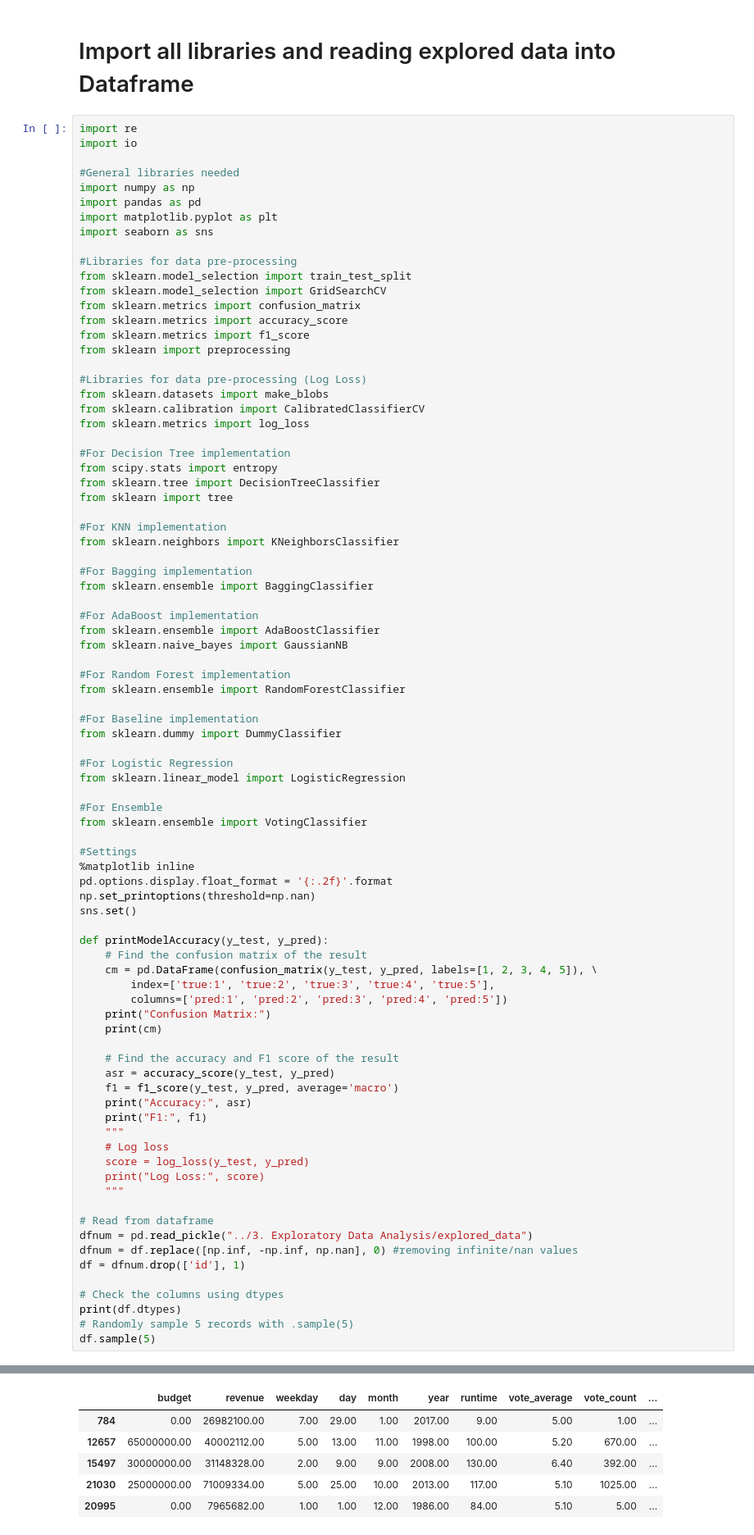
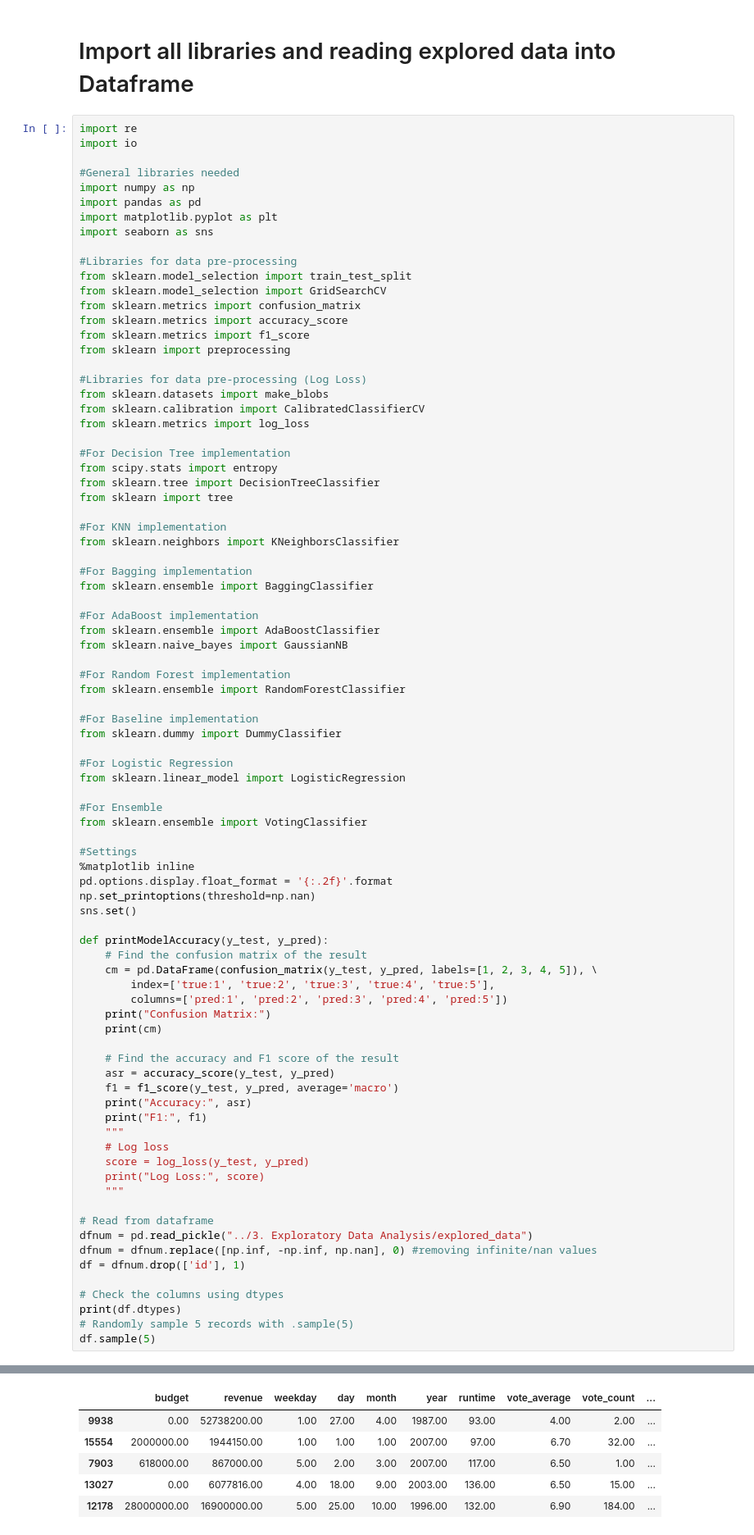
Before and after one commit to Andyayk/BAVAT-IS424-T2, a Jupyter notebook: 4. Models Training/Models Training.ipynb, the cells around one changed output, grey strips where cells are left out. Shown: that part at 82% size. Saved outputs shown, nothing was run; the diff lists cells and outputs as text.

```diff
--- a/4. Models Training/Models Training.ipynb
+++ b/4. Models Training/Models Training.ipynb
@@ -76,39 +76,39 @@ def printModelAccuracy(y_test, y_pred):
     """
 
 # Read from dataframe
 dfnum = pd.read_pickle("../3. Exploratory Data Analysis/explored_data")
-dfnum = df.replace([np.inf, -np.inf, np.nan], 0) #removing infinite/nan values
+dfnum = dfnum.replace([np.inf, -np.inf, np.nan], 0) #removing infinite/nan values
 df = dfnum.drop(['id'], 1)
 
 # Check the columns using dtypes
 print(df.dtypes)
 # Randomly sample 5 records with .sample(5)
 df.sample(5)
 # %% [output]
 budget                 float64
 revenue                float64
 weekday                float64
 day                    float64
 month                  float64
 year                   float64
 runtime                float64
 vote_average           float64
 vote_count             float64
 weighted_rating        float64
 log_revenue            float64
 log_budget             float64
 log_runtime            float64
 log_vote_average       float64
 log_vote_count         float64
 log_weighted_rating    float64
 bin                    float64
 dtype: object
 |  | budget | revenue | weekday | day | month | year | runtime | vote_average | vote_count | ... |
-| 784 | 0.00 | 26982100.00 | 7.00 | 29.00 | 1.00 | 2017.00 | 9.00 | 5.00 | 1.00 | ... |
-| 12657 | 65000000.00 | 40002112.00 | 5.00 | 13.00 | 11.00 | 1998.00 | 100.00 | 5.20 | 670.00 | ... |
-| 15497 | 30000000.00 | 31148328.00 | 2.00 | 9.00 | 9.00 | 2008.00 | 130.00 | 6.40 | 392.00 | ... |
-| 21030 | 25000000.00 | 71009334.00 | 5.00 | 25.00 | 10.00 | 2013.00 | 117.00 | 5.10 | 1025.00 | ... |
-| 20995 | 0.00 | 7965682.00 | 1.00 | 1.00 | 12.00 | 1986.00 | 84.00 | 5.10 | 5.00 | ... |
+| 9938 | 0.00 | 52738200.00 | 1.00 | 27.00 | 4.00 | 1987.00 | 93.00 | 4.00 | 2.00 | ... |
+| 15554 | 2000000.00 | 1944150.00 | 1.00 | 1.00 | 1.00 | 2007.00 | 97.00 | 6.70 | 32.00 | ... |
+| 7903 | 618000.00 | 867000.00 | 5.00 | 2.00 | 3.00 | 2007.00 | 117.00 | 6.50 | 1.00 | ... |
+| 13027 | 0.00 | 6077816.00 | 4.00 | 18.00 | 9.00 | 2003.00 | 136.00 | 6.50 | 15.00 | ... |
+| 12178 | 28000000.00 | 16900000.00 | 5.00 | 25.00 | 10.00 | 1996.00 | 132.00 | 6.90 | 184.00 | ... |
 # %%
 #Decision Tree in SKLearn don't take in string well. So we use a label encoder to change that string to a numeric value
 """
```
Also changed, not shown: parts of 2 cells of this notebook, 1 other file.
